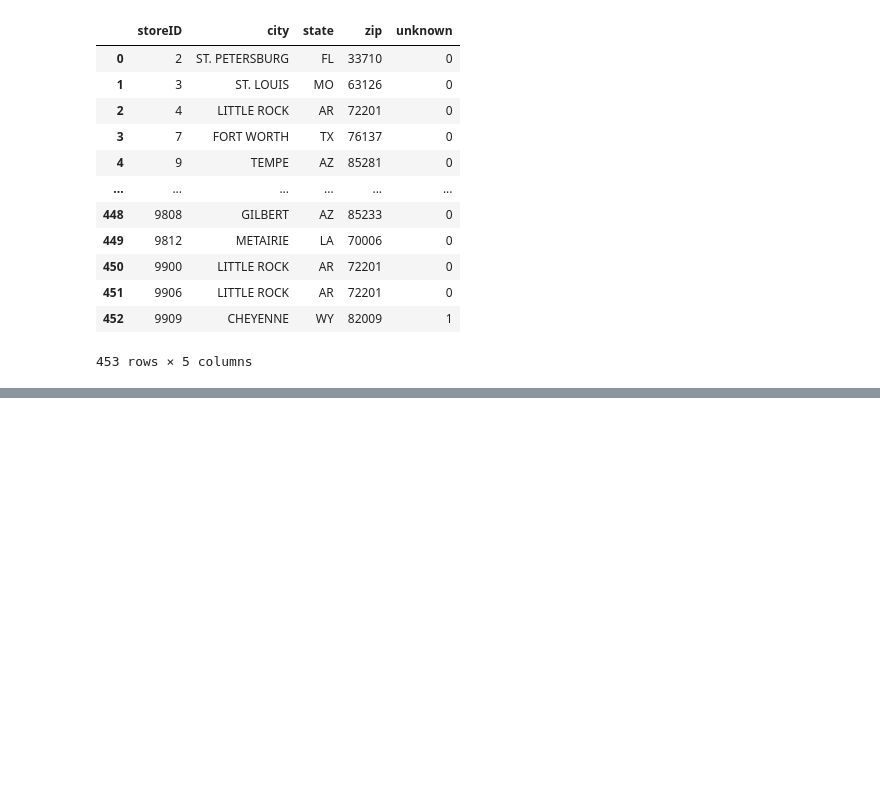
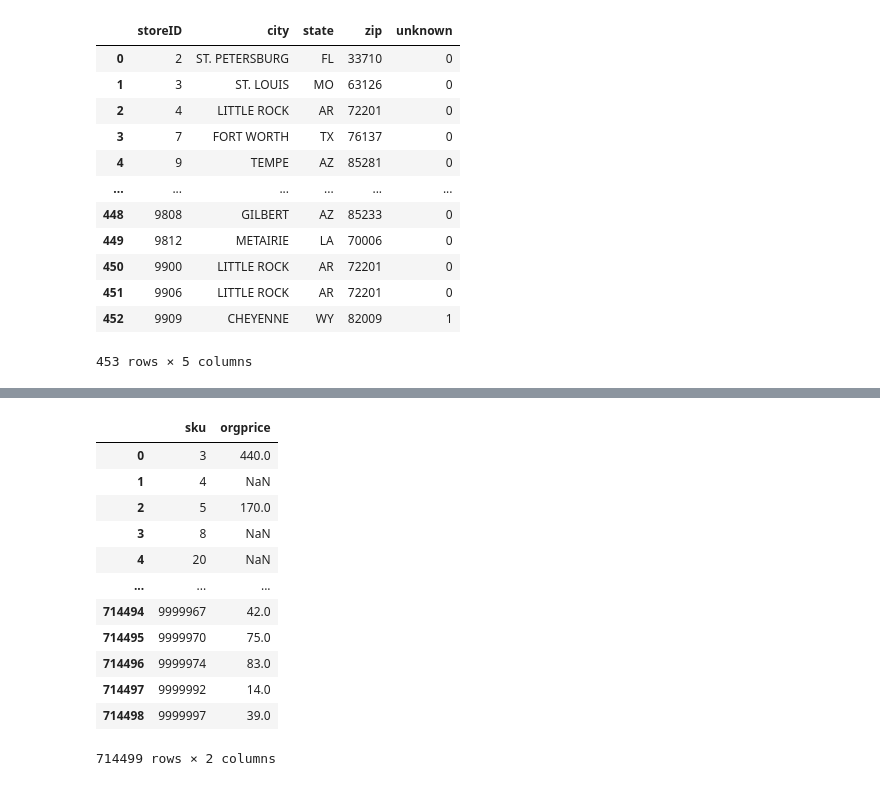
Before and after one commit to jakobkuemmerle/Shopping-Store-Price-Elasticity-Model, a Jupyter notebook: project_EDA.ipynb, the cells around one changed output, grey strips where cells are left out. Cells and saved outputs as stored; diff of their text form; code cells hidden in the pictures; blank space fills up the shorter version.

```diff
--- a/project_EDA.ipynb
+++ b/project_EDA.ipynb
@@ -79,0 +119,17 @@ trans.head(10)
+# %%
+sku_price = trans.groupby('sku')['orgprice'].max().reset_index()
+sku_price
+# %% [output]
+|  | sku | orgprice |
+| 0 | 3 | 440.0 |
+| 1 | 4 | NaN |
+| 2 | 5 | 170.0 |
+| 3 | 8 | NaN |
+| 4 | 20 | NaN |
+| ... | ... | ... |
+| 714494 | 9999967 | 42.0 |
+| 714495 | 9999970 | 75.0 |
+| 714496 | 9999974 | 83.0 |
+| 714497 | 9999992 | 14.0 |
+| 714498 | 9999997 | 39.0 |
+714499 rows × 2 columns
```
Also changed, not shown: parts of 42 cells of this notebook.
